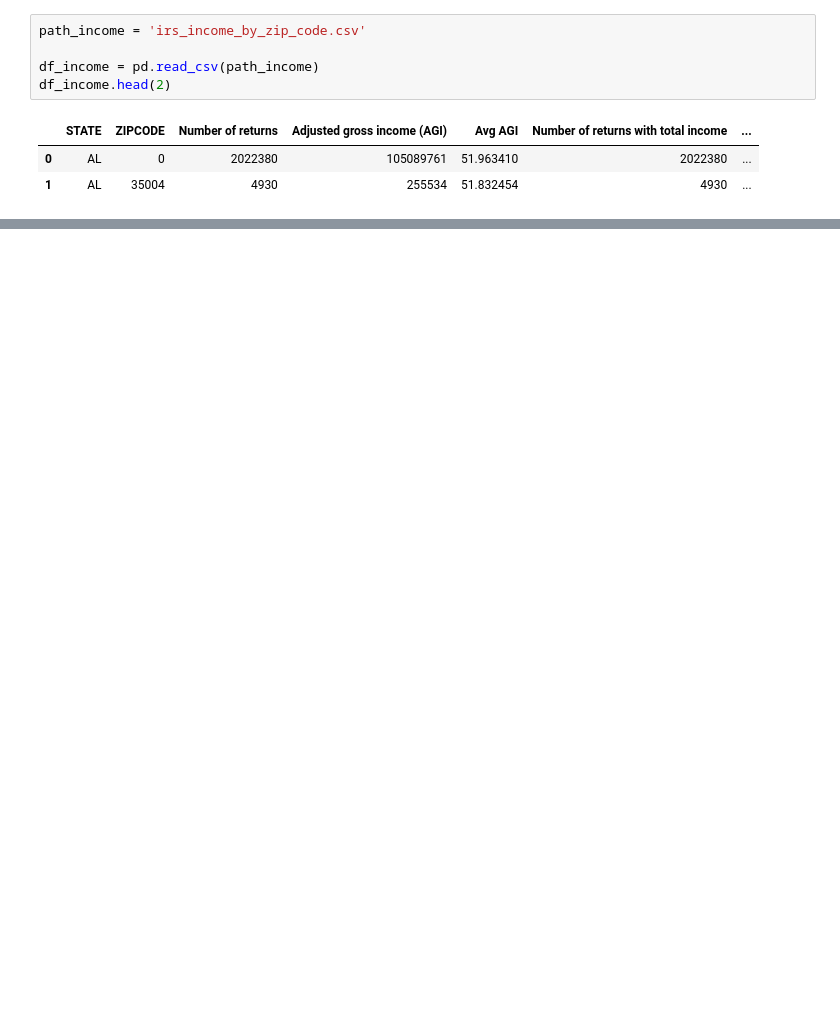
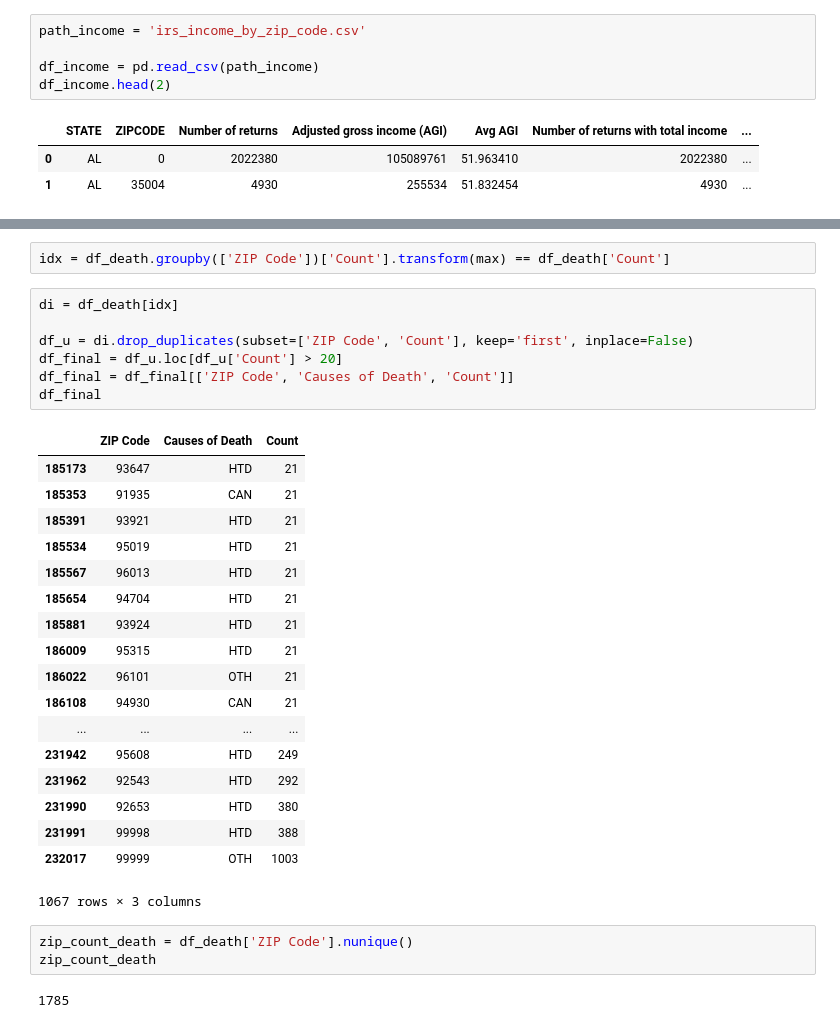
Before and after one commit to moutasemalakkad/etl_project, a Jupyter notebook: ETL.ipynb, the cells around one changed output, grey strips where cells are left out. Drawn from its saved outputs; the diff is of its cells as text; blank space fills up the shorter version.

```diff
--- a/ETL.ipynb
+++ b/ETL.ipynb
@@ -34,0 +92,33 @@ df_income_final.head(2)
+# %%
+idx = df_death.groupby(['ZIP Code'])['Count'].transform(max) == df_death['Count']
+# %%
+di = df_death[idx]
+
+df_u = di.drop_duplicates(subset=['ZIP Code', 'Count'], keep='first', inplace=False)
+df_final = df_u.loc[df_u['Count'] > 20]
+df_final = df_final[['ZIP Code', 'Causes of Death', 'Count']]
+df_final
+# %% [output]
+|  | ZIP Code | Causes of Death | Count |
+| 185173 | 93647 | HTD | 21 |
+| 185353 | 91935 | CAN | 21 |
+| 185391 | 93921 | HTD | 21 |
+| 185534 | 95019 | HTD | 21 |
+| 185567 | 96013 | HTD | 21 |
+| 185654 | 94704 | HTD | 21 |
+| 185881 | 93924 | HTD | 21 |
+| 186009 | 95315 | HTD | 21 |
+| 186022 | 96101 | OTH | 21 |
+| 186108 | 94930 | CAN | 21 |
+| ... | ... | ... | ... |
+| 231942 | 95608 | HTD | 249 |
+| 231962 | 92543 | HTD | 292 |
+| 231990 | 92653 | HTD | 380 |
+| 231991 | 99998 | HTD | 388 |
+| 232017 | 99999 | OTH | 1003 |
+1067 rows × 3 columns
+# %%
+zip_count_death = df_death['ZIP Code'].nunique()
+zip_count_death
+# %% [output]
+1785
```
Also changed, not shown: parts of 5 cells of this notebook.
